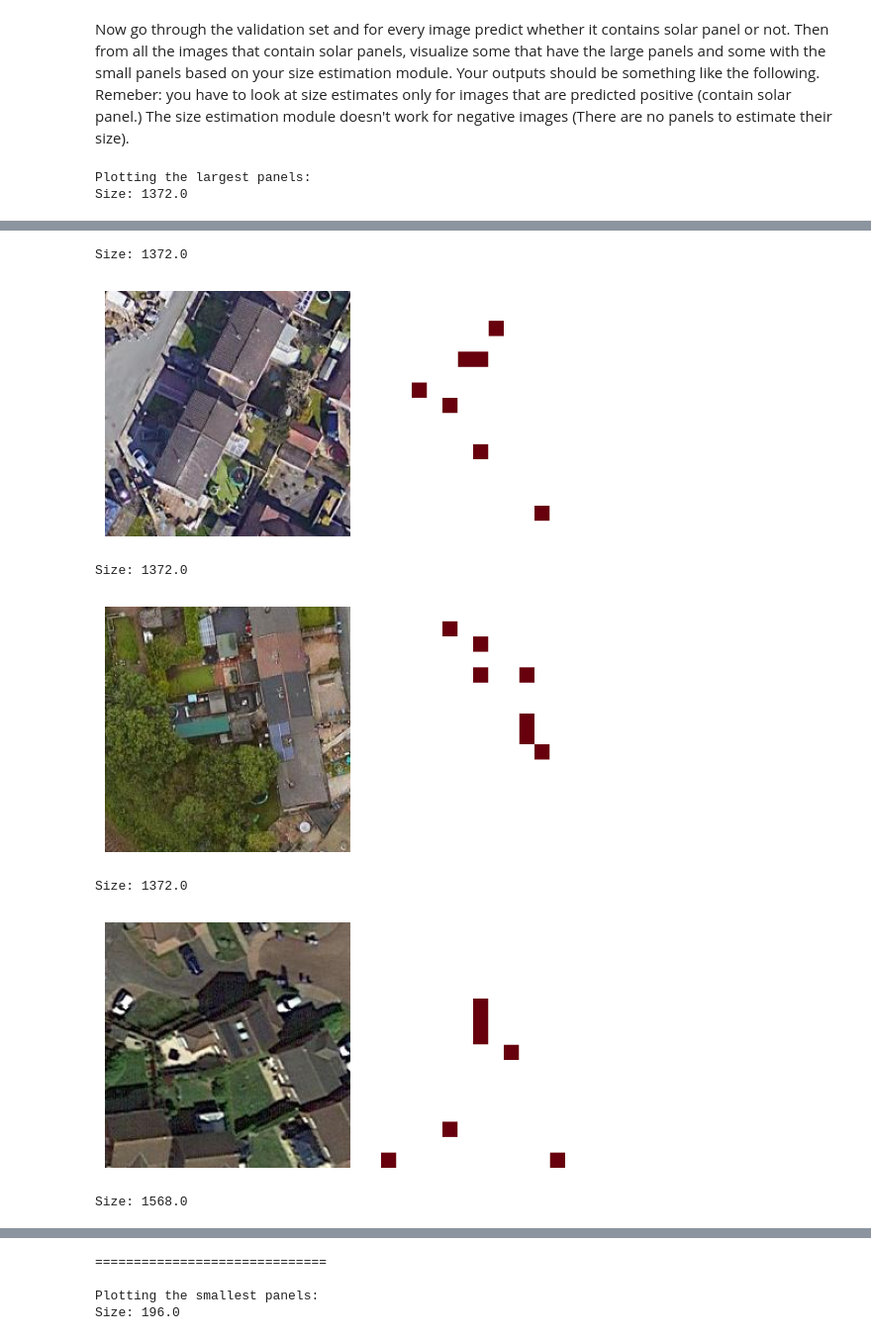
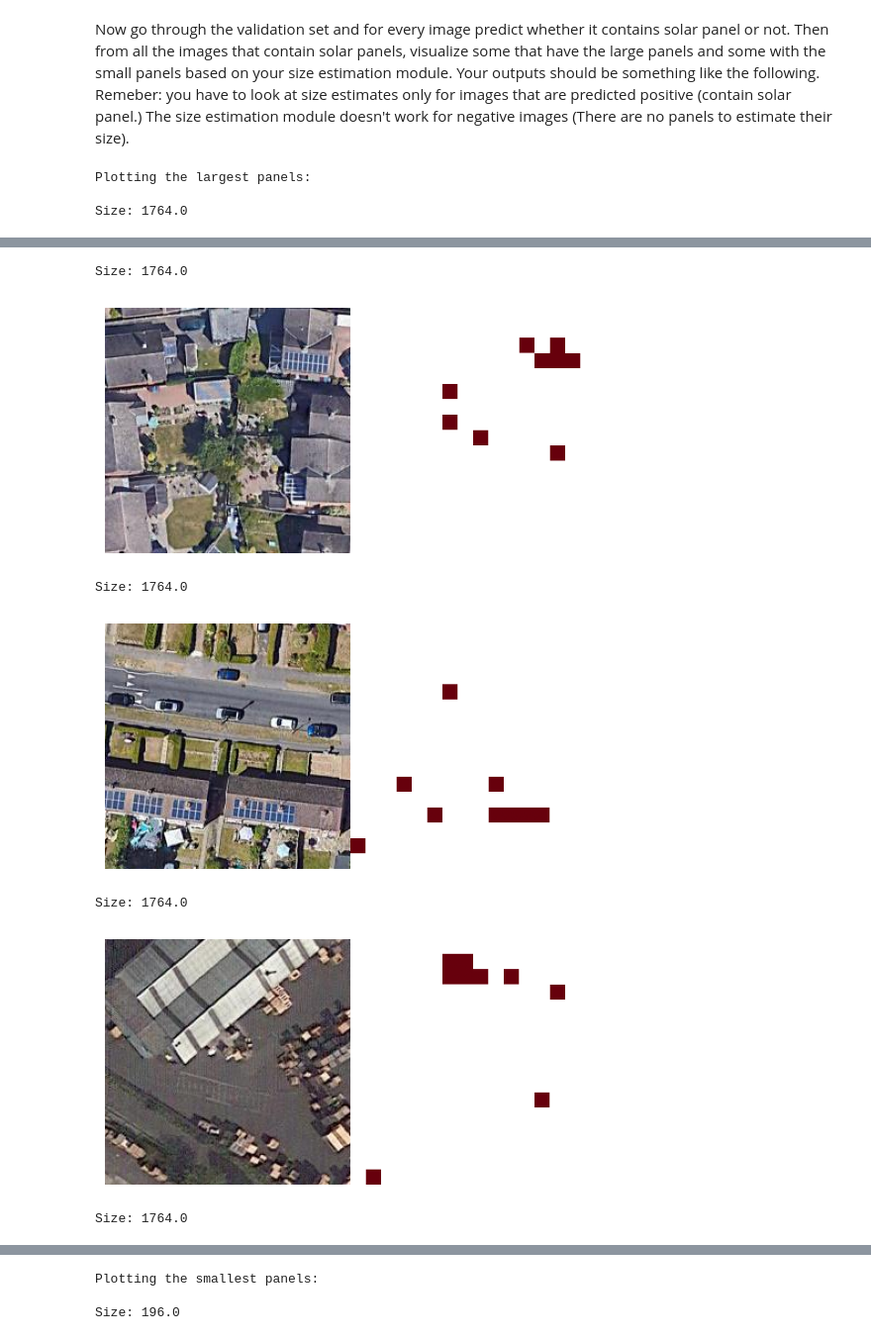
Before and after one commit to sehbeygi79/Dino, a Jupyter notebook: Dino.ipynb, the cells around one changed output, grey strips where cells are left out. Shown at 99% size. Cells and saved outputs as stored; diff of their text form; code cells hidden in the pictures.

Commit message:
visualization part cleaned

```diff
--- a/Dino.ipynb
+++ b/Dino.ipynb
@@ -360,65 +334,44 @@ Using cache found in /root/.cache/torch/hub/facebookresearch_dinov2_main
 Now go through the validation set and for every image predict whether it contains solar panel or not. Then from all the images that contain solar panels, visualize some that have the large panels and some with the small panels based on your size estimation module. Your outputs should be something like the following. Remeber: you have to look at size estimates only for images that are predicted positive (contain solar panel.) The size estimation module doesn't work for negative images (There are no panels to estimate their size).
 # %%
 # ======================== Your Code ========================
-def update_top_panels(new_panels, largest_panels, smallest_panels):
-    for panel in new_panels:
-        if panel[0] > largest_panels[0][0]:  # new panel is among top largest panels
-            largest_panels[0] = panel
-            largest_panels = sorted(largest_panels, key=lambda x: x[0])
-
-        if panel[0] < smallest_panels[0][0]:  # new panel is among top smallest panels
-            smallest_panels[0] = panel
-            smallest_panels = sorted(smallest_panels, key=lambda x: x[0], reverse=True)
-
-    return largest_panels, smallest_panels
-
-
 backbone.eval()
 head.eval()
+panel_size_list = []
 with torch.no_grad():
-    N_TOP = 5
-
-    largest_panels = [(0, None) for i in range(N_TOP)]
-    smallest_panels = [(float("inf"), None) for i in range(N_TOP)]
-
     for X, _, _ in val_dl:
         X = X.to(device)
-
         X_features = backbone(X)
 
-        y_pred = head(X_features)
-        y_pred = y_pred.argmax(dim=1)
-        pos_idc = (y_pred == 1).nonzero().squeeze().tolist()
+        y_hat = head(X_features)
+        y_pred = y_hat.argmax(dim=1)
+        idx_mask = (y_pred == 1).nonzero().squeeze().tolist()
 
-        sizes, visualizations = head.get_size_estimate(X_features, vis=True, images=X)
+        sizes, visuals = head.get_size_estimate(X_features, vis=True, images=X)
 
-        new_panels = zip(
-            sizes[pos_idc].tolist(),
-            [v for i, v in enumerate(visualizations) if i in pos_idc],
+        panel_size_list += list(
+            zip(
+                sizes[idx_mask].tolist(),
+                [vis for idx, vis in enumerate(visuals) if idx in idx_mask],
+            )
         )
-        largest_panels, smallest_panels = update_top_panels(
-            new_panels, largest_panels, smallest_panels
-        )
+        panel_size_list = sorted(panel_size_list, key=lambda x: x[0])
+        panel_size_list = panel_size_list[:5] + panel_size_list[-5:]
 
     print("\nPlotting the largest panels:")
-
-    for size, visualization in largest_panels:
-        print(f"Size: {size}")
-        plt.imshow(visualization)
+    for size, vis in panel_size_list[-5:]:
+        print(f"\nSize: {size}")
+        plt.imshow(vis)
         plt.axis("off")
         plt.show()
-        print()
 
-    print("=" * 30)
     print("\nPlotting the smallest panels:")
-
-    for size, visualization in smallest_panels:
-        print(f"Size: {size}")
-        plt.imshow(visualization)
+    for size, vis in panel_size_list[:5]:
+        print(f"\nSize: {size}")
+        plt.imshow(vis)
         plt.axis("off")
         plt.show()
-        print()
 # ======================== Your Code ========================
 # %% [output]
 Plotting the largest panels:
-Size: 1372.0
+
+Size: 1764.0
@@ -426,7 +379,7 @@ Size: 1372.0
-Size: 1372.0
+Size: 1764.0
-[figure, old version]
+[figure, new version]
-Size: 1372.0
+Size: 1764.0
-[figure, old version]
+[figure, new version]
-Size: 1372.0
+Size: 1764.0
-[figure, old version]
+[figure, new version]
-Size: 1568.0
+Size: 1764.0
@@ -434,4 +387,3 @@ Size: 1568.0
-==============================
+Plotting the smallest panels:
 
-Plotting the smallest panels:
 Size: 196.0
```
Also changed, not shown: parts of 5 cells of this notebook.
